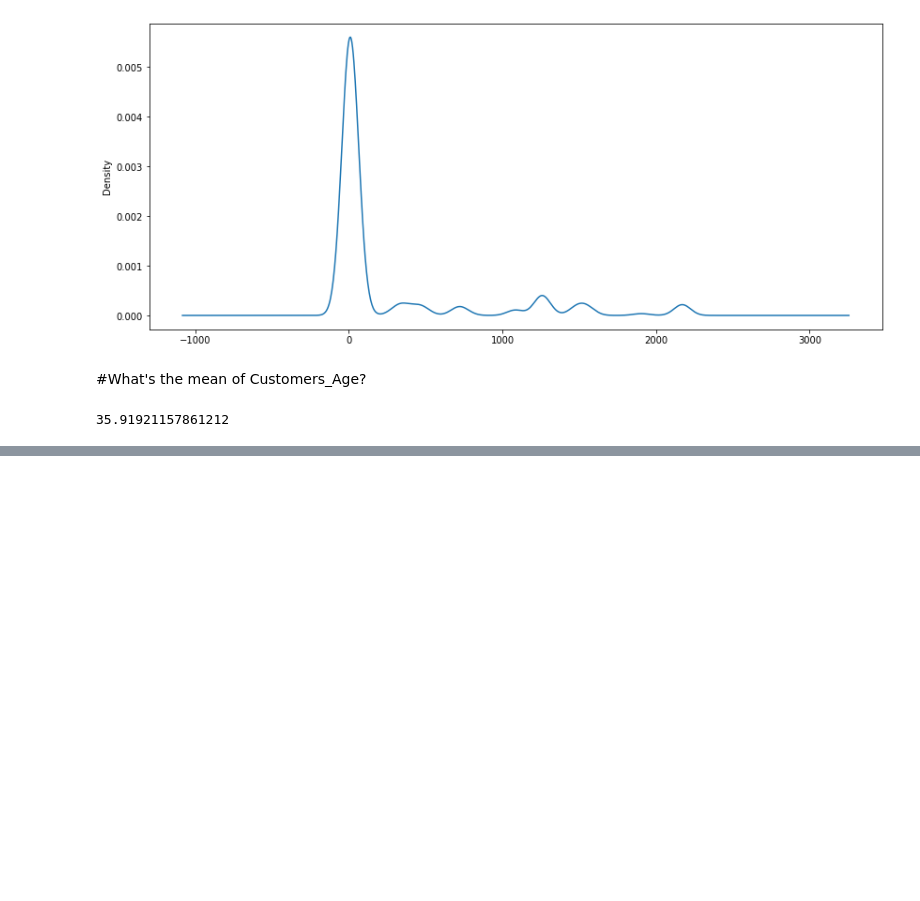
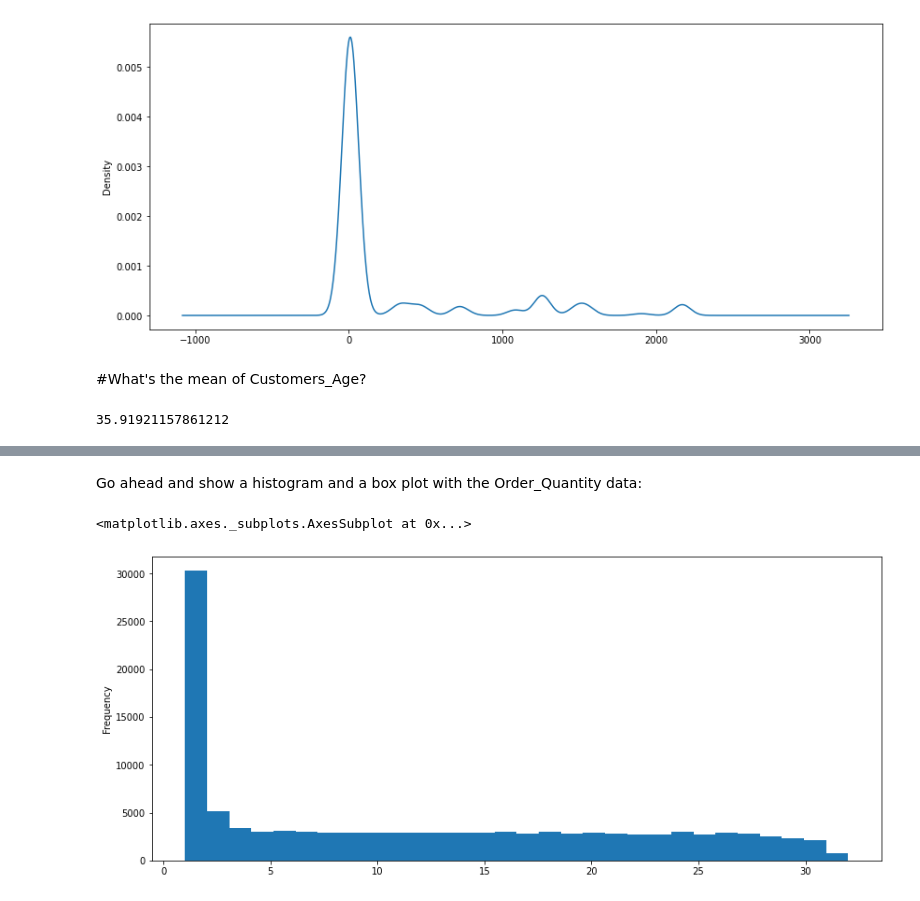
Before and after one commit to Zarak00/Data690_fall2022, a Jupyter notebook: assignment_05/assignment_05_P1.ipynb, the cells around one changed output, grey strips where cells are left out. Drawn from its saved outputs; the diff is of its cells as text; code cells hidden in the pictures; blank space fills up the shorter version.

```diff
--- a/assignment_05/assignment_05_P1.ipynb
+++ b/assignment_05/assignment_05_P1.ipynb
@@ -95,0 +114,7 @@ sales['Customer_Age'].mean()
+# %% [markdown]
+Go ahead and show a histogram and a box plot with the Order_Quantity data:
+# %%
+sales['Order_Quantity'].plot(kind='hist', bins=30, figsize=(14,6))
+# %% [output]
+<matplotlib.axes._subplots.AxesSubplot at 0x...>
+[figure, added]
```
Also changed, not shown: parts of 62 cells of this notebook.
